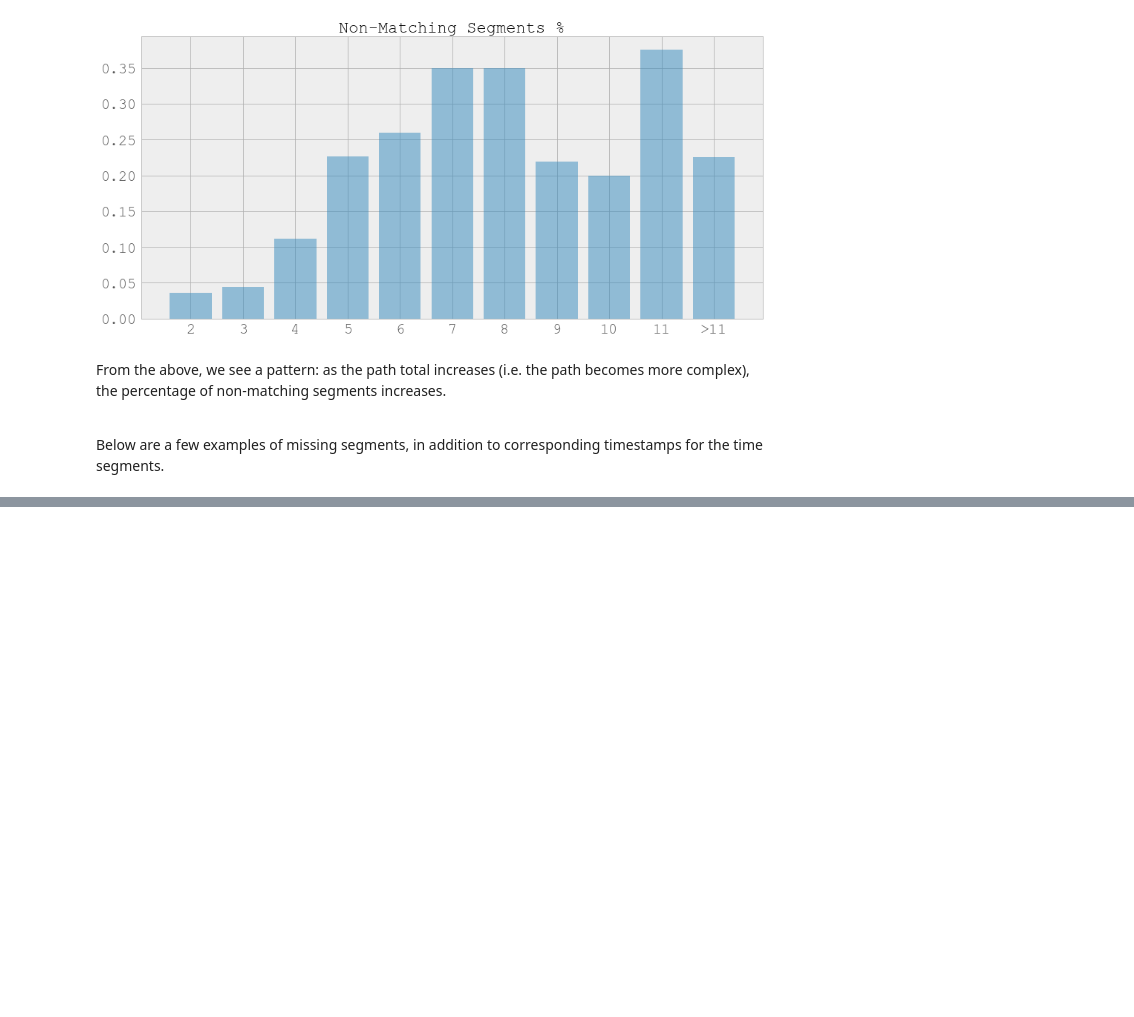
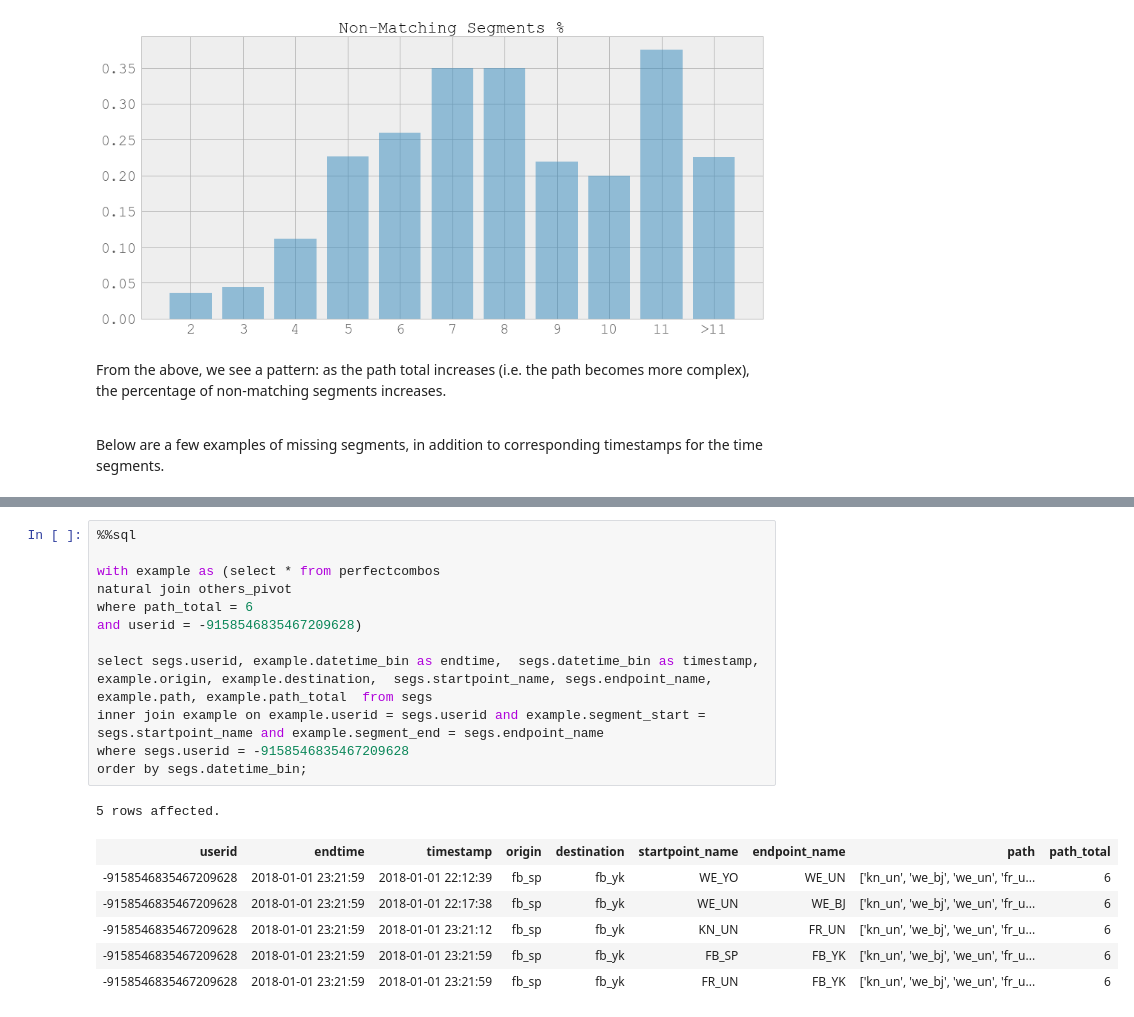
Before and after one commit to CityofToronto/bdit_data-sources, a Jupyter notebook: bluetooth/od/od analysis.ipynb, the cells around one changed output, grey strips where cells are left out. Drawn from its saved outputs; the diff is of its cells as text; blank space fills up the shorter version.

```diff
--- a/bluetooth/od/od analysis.ipynb
+++ b/bluetooth/od/od analysis.ipynb
@@ -859,0 +864,20 @@ Below are a few examples of missing segments, in addition to corresponding times
+# %%
+%%sql
+
+with example as (select * from perfectcombos
+natural join others_pivot
+where path_total = 6
+and userid = -9158546835467209628)
+
+select segs.userid, example.datetime_bin as endtime,  segs.datetime_bin as timestamp, example.origin, example.destination,  segs.startpoint_name, segs.endpoint_name, example.path, example.path_total  from segs
+inner join example on example.userid = segs.userid and example.segment_start = segs.startpoint_name and example.segment_end = segs.endpoint_name
+where segs.userid = -9158546835467209628
+order by segs.datetime_bin;
+# %% [output]
+5 rows affected.
+| userid | endtime | timestamp | origin | destination | startpoint_name | endpoint_name | path | path_total |
+| -9158546835467209628 | 2018-01-01 23:21:59 | 2018-01-01 22:12:39 | fb_sp | fb_yk | WE_YO | WE_UN | ['kn_un', 'we_bj', 'we_un', 'fr_u... | 6 |
+| -9158546835467209628 | 2018-01-01 23:21:59 | 2018-01-01 22:17:38 | fb_sp | fb_yk | WE_UN | WE_BJ | ['kn_un', 'we_bj', 'we_un', 'fr_u... | 6 |
+| -9158546835467209628 | 2018-01-01 23:21:59 | 2018-01-01 23:21:12 | fb_sp | fb_yk | KN_UN | FR_UN | ['kn_un', 'we_bj', 'we_un', 'fr_u... | 6 |
+| -9158546835467209628 | 2018-01-01 23:21:59 | 2018-01-01 23:21:59 | fb_sp | fb_yk | FB_SP | FB_YK | ['kn_un', 'we_bj', 'we_un', 'fr_u... | 6 |
+| -9158546835467209628 | 2018-01-01 23:21:59 | 2018-01-01 23:21:59 | fb_sp | fb_yk | FR_UN | FB_YK | ['kn_un', 'we_bj', 'we_un', 'fr_u... | 6 |
```
Also changed, not shown: parts of 6 cells of this notebook.
